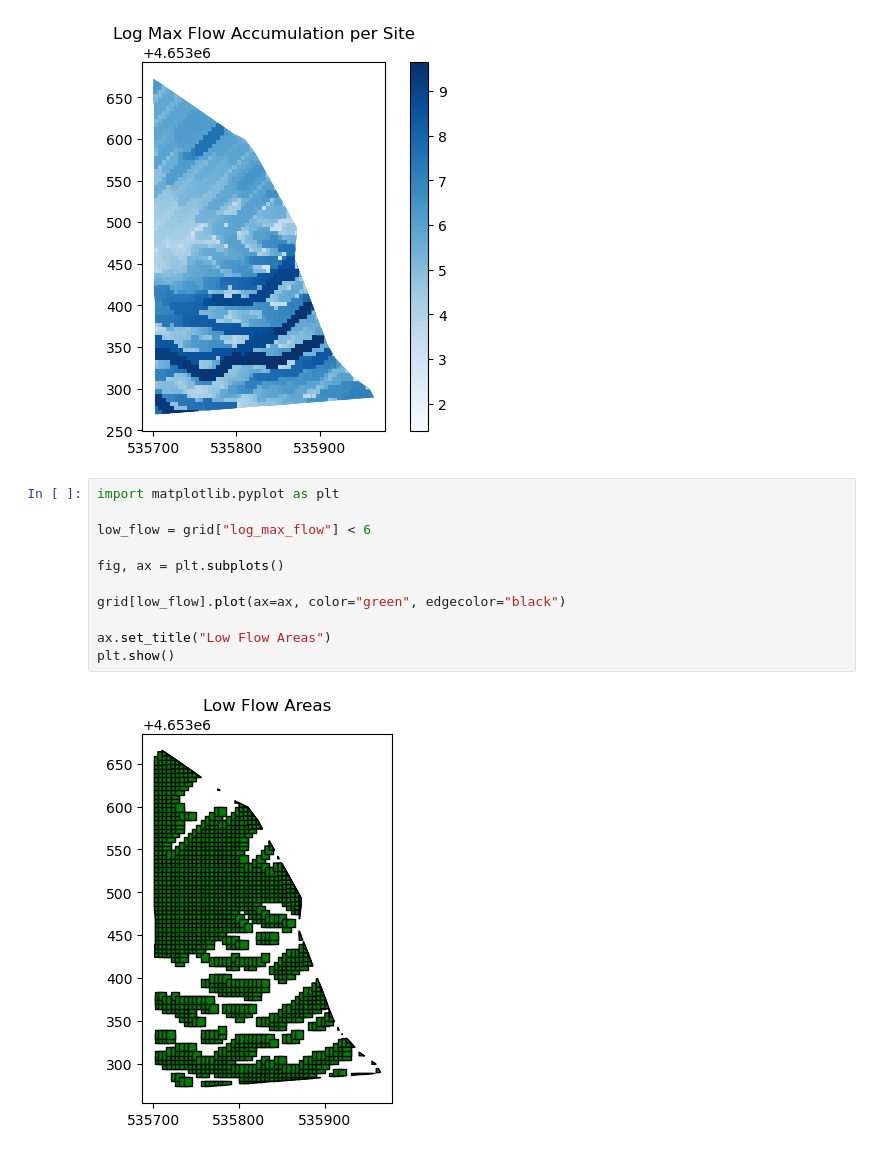
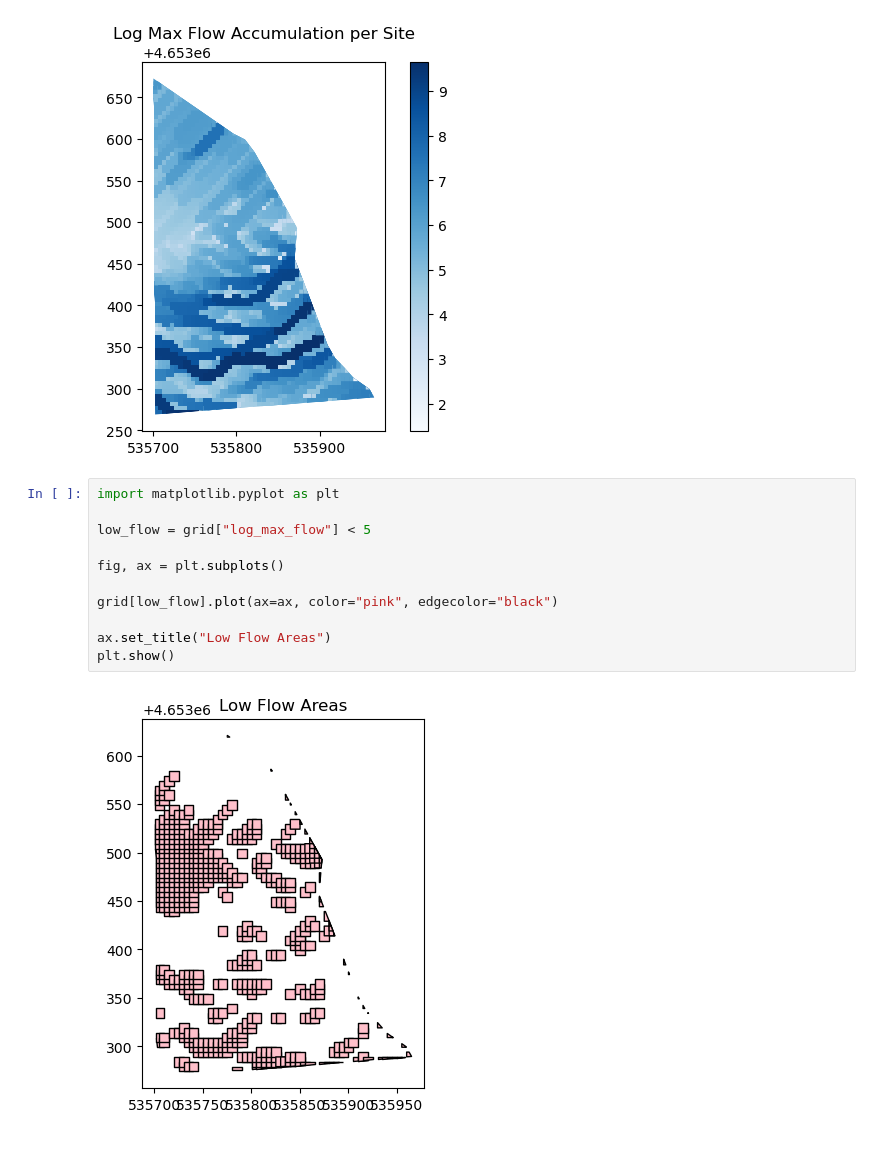
Before and after one commit to koltonrogers15-hub/Cabin_Site_suitability_Analysis, a Jupyter notebook: cabinsite.ipynb, the cells around one changed output. Cells and saved outputs as stored; diff of their text form.

```diff
--- a/cabinsite.ipynb
+++ b/cabinsite.ipynb
@@ -476,13 +476,13 @@ plt.show()
 # %%
 import matplotlib.pyplot as plt
 
-low_flow = grid["log_max_flow"] < 6
+low_flow = grid["log_max_flow"] < 5
 
 fig, ax = plt.subplots()
 
-grid[low_flow].plot(ax=ax, color="green", edgecolor="black")
+grid[low_flow].plot(ax=ax, color="pink", edgecolor="black")
 
 ax.set_title("Low Flow Areas")
 plt.show()
 # %% [output]
-[figure, old version]
+[figure, new version]
```
Also changed, not shown: parts of 2 cells of this notebook, 9 other files.
